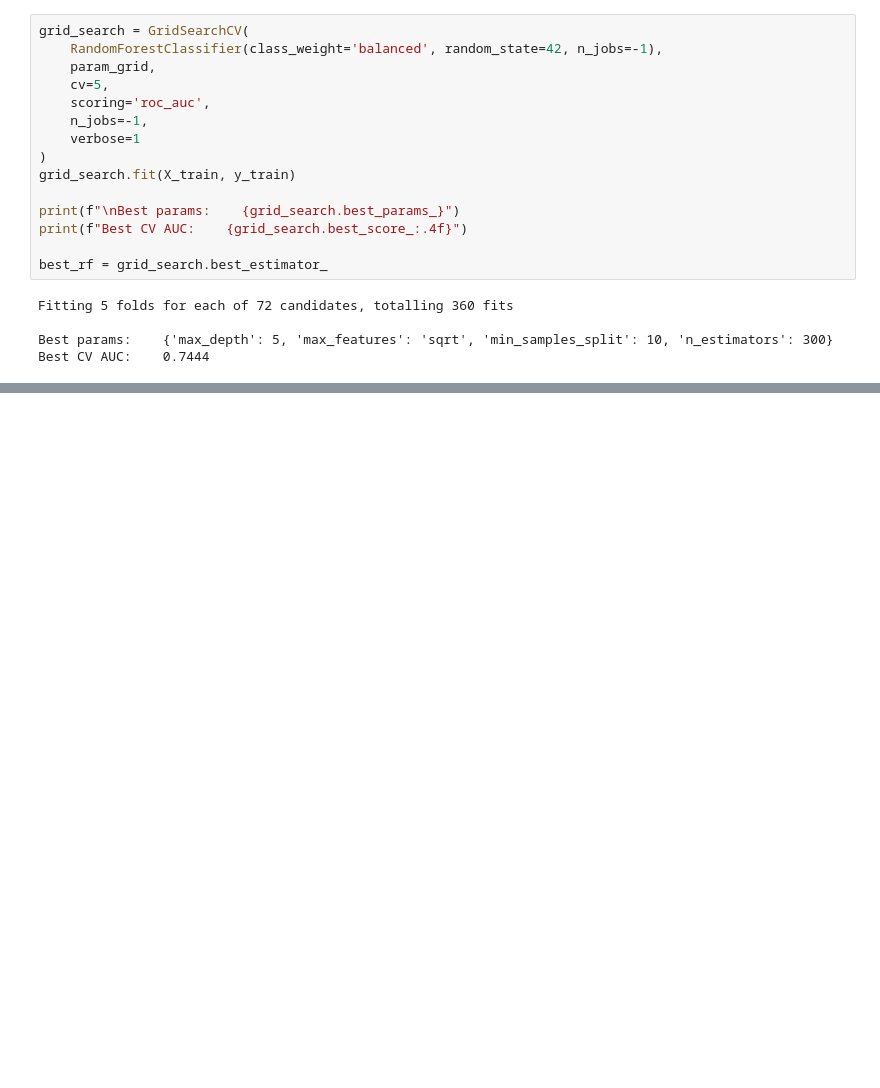
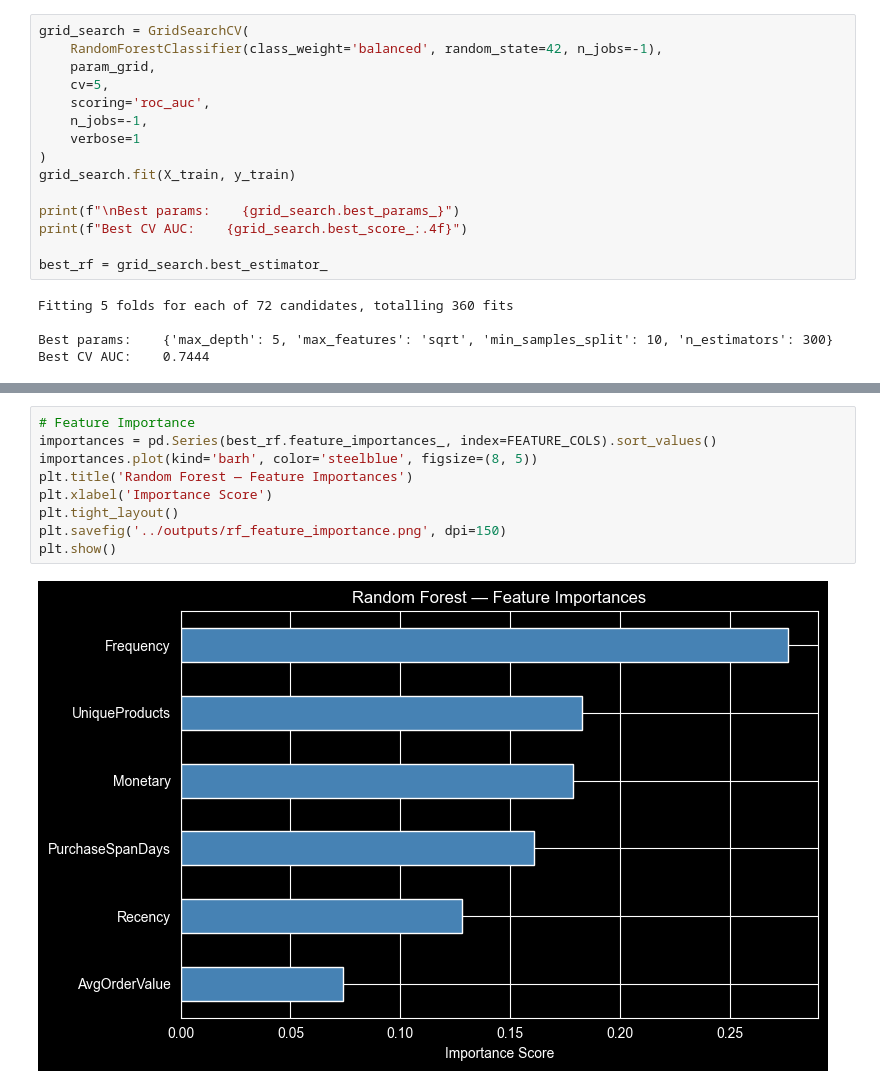
Before and after one commit to Adore96/fml-l1, a Jupyter notebook: notebooks/03_random_forest.ipynb, the cells around one changed output, grey strips where cells are left out. Saved outputs shown, nothing was run; the diff lists cells and outputs as text; blank space fills up the shorter version.

```diff
--- a/notebooks/03_random_forest.ipynb
+++ b/notebooks/03_random_forest.ipynb
@@ -81,0 +152,11 @@ Best CV AUC:    0.7444
+# %%
+# Feature Importance
+importances = pd.Series(best_rf.feature_importances_, index=FEATURE_COLS).sort_values()
+importances.plot(kind='barh', color='steelblue', figsize=(8, 5))
+plt.title('Random Forest — Feature Importances')
+plt.xlabel('Importance Score')
+plt.tight_layout()
+plt.savefig('../outputs/rf_feature_importance.png', dpi=150)
+plt.show()
+# %% [output]
+[figure, added]
```
Also changed, not shown: parts of 5 cells of this notebook, 3 other files.
